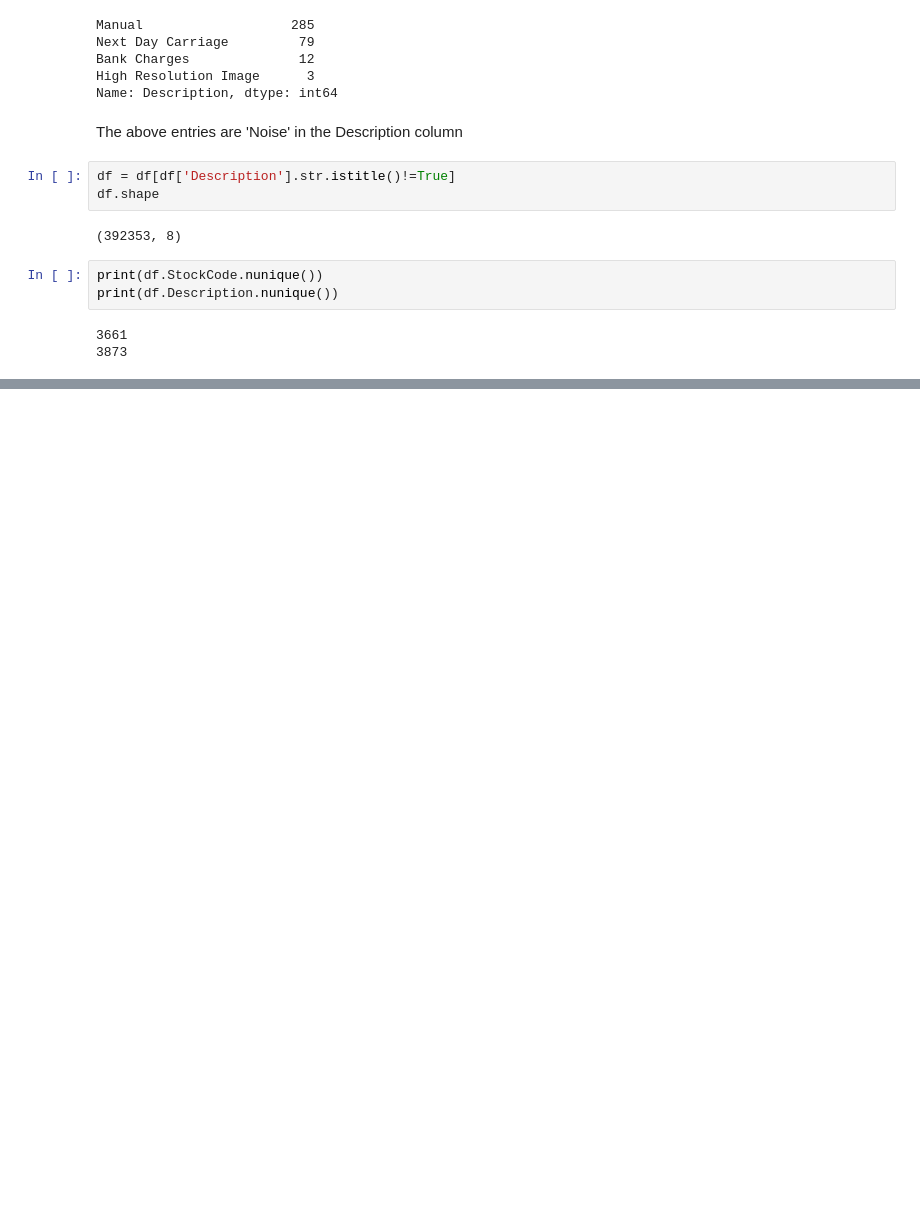
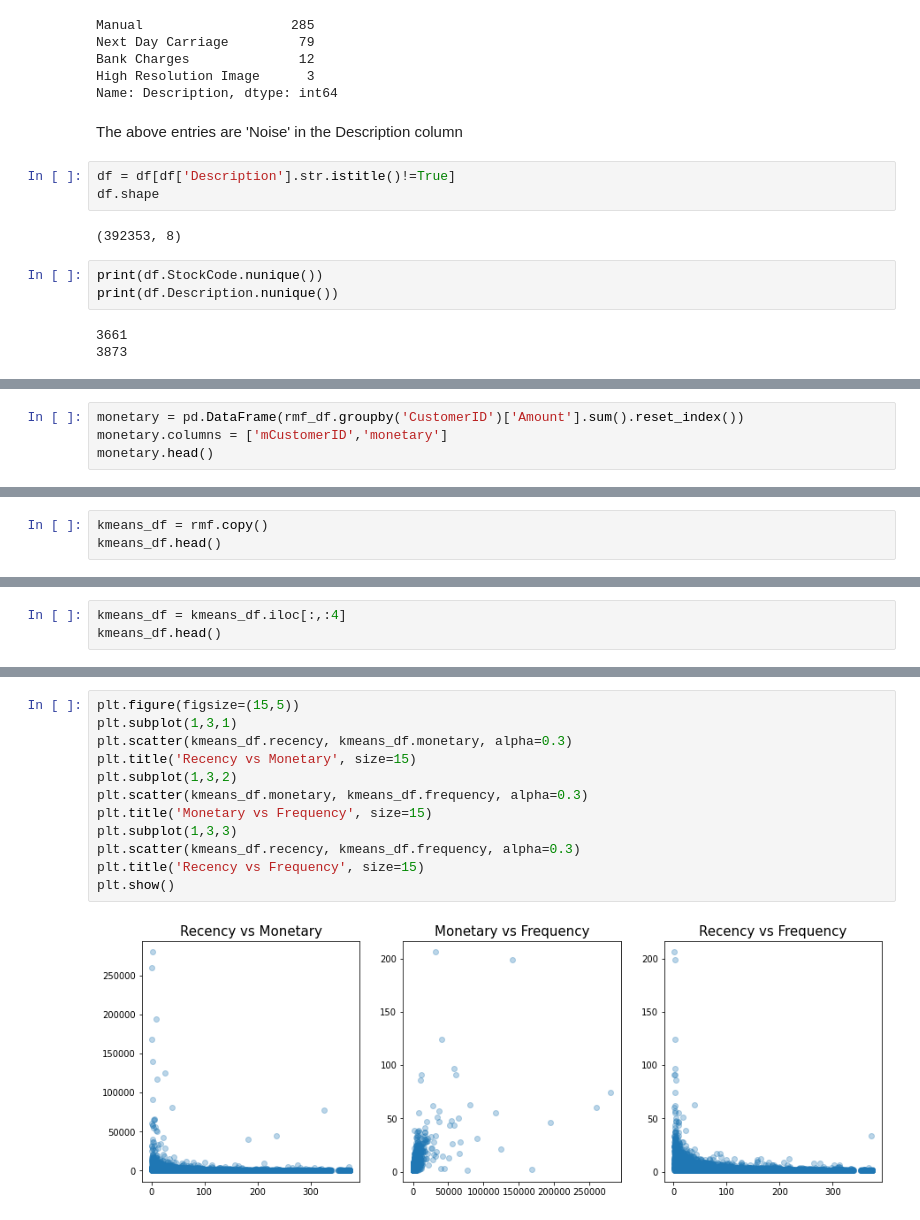
Before and after one commit to jjaskirat-ssingh/Customer-Segmentation, a Jupyter notebook: Customer Segmentation.ipynb, the cells around one changed output, grey strips where cells are left out. Cells and saved outputs as stored; diff of their text form; blank space fills up the shorter version.

```diff
--- a/Customer Segmentation.ipynb
+++ b/Customer Segmentation.ipynb
@@ -699,0 +522,4 @@ plt.show()
+# %%
+monetary = pd.DataFrame(rmf_df.groupby('CustomerID')['Amount'].sum().reset_index())
+monetary.columns = ['mCustomerID','monetary']
+monetary.head()
@@ -699,0 +710,3 @@ plt.show()
+# %%
+kmeans_df = rmf.copy()
+kmeans_df.head()
@@ -699,0 +720,3 @@ plt.show()
+# %%
+kmeans_df = kmeans_df.iloc[:,:4]
+kmeans_df.head()
@@ -699,0 +730,14 @@ plt.show()
+# %%
+plt.figure(figsize=(15,5))
+plt.subplot(1,3,1)
+plt.scatter(kmeans_df.recency, kmeans_df.monetary, alpha=0.3)
+plt.title('Recency vs Monetary', size=15)
+plt.subplot(1,3,2)
+plt.scatter(kmeans_df.monetary, kmeans_df.frequency, alpha=0.3)
+plt.title('Monetary vs Frequency', size=15)
+plt.subplot(1,3,3)
+plt.scatter(kmeans_df.recency, kmeans_df.frequency, alpha=0.3)
+plt.title('Recency vs Frequency', size=15)
+plt.show()
+# %% [output]
+[figure, added]
```
Also changed, not shown: parts of 112 cells of this notebook.
